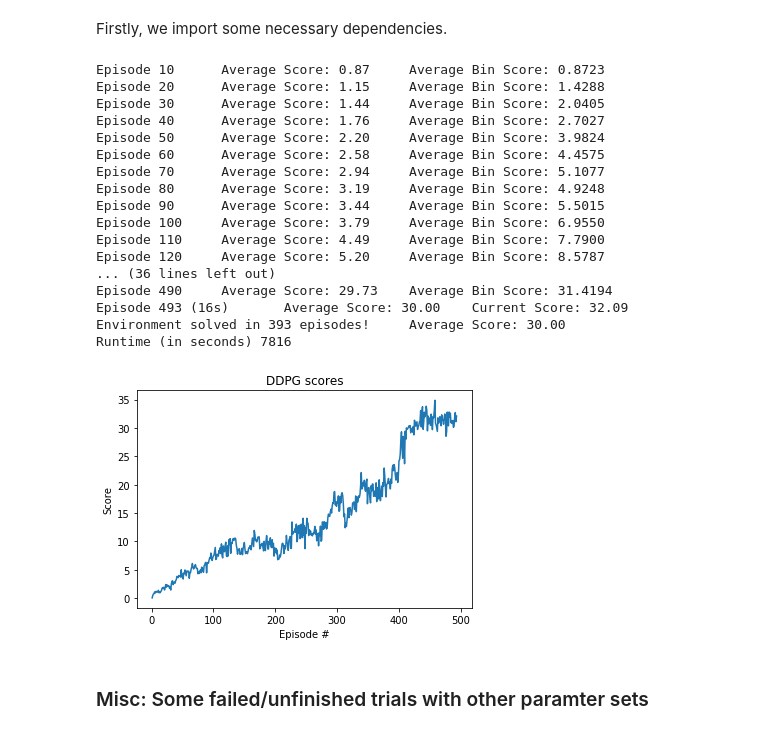
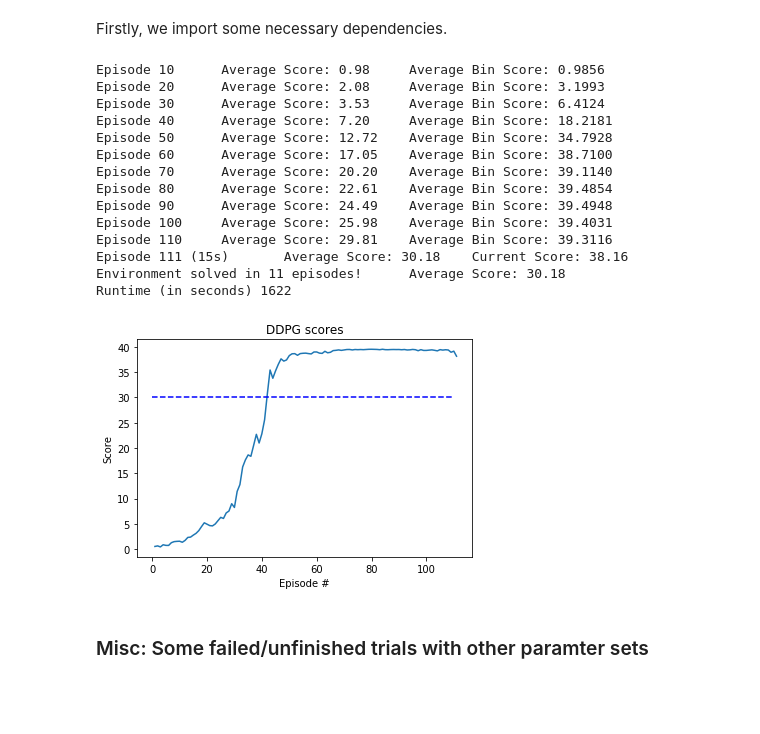
Before and after one commit to AgainBot/Project2-ContinuousControl, a Jupyter notebook: Continuous_Control.ipynb, the cells around one changed output. Cells and saved outputs as stored; diff of their text form; code cells hidden in the pictures; blank space fills up the shorter version.

```diff
--- a/Continuous_Control.ipynb
+++ b/Continuous_Control.ipynb
@@ -134,38 +134,38 @@ def ddpg(n_episodes=2000, max_t=1000, print_every=10):
             torch.save(agent.critic_local.state_dict(), 'critic.pth')
             break
     return scores
+# %%
+tic = time.time()
+scores = ddpg()
+toc = time.time()
+print("Runtime (in seconds) %d" % int(toc-tic))
+# %% [output]
+Episode 10      Average Score: 0.98     Average Bin Score: 0.9856
+Episode 20      Average Score: 2.08     Average Bin Score: 3.1993
+Episode 30      Average Score: 3.53     Average Bin Score: 6.4124
+Episode 40      Average Score: 7.20     Average Bin Score: 18.2181
+Episode 50      Average Score: 12.72    Average Bin Score: 34.7928
+Episode 60      Average Score: 17.05    Average Bin Score: 38.7100
+Episode 70      Average Score: 20.20    Average Bin Score: 39.1140
+Episode 80      Average Score: 22.61    Average Bin Score: 39.4854
+Episode 90      Average Score: 24.49    Average Bin Score: 39.4948
+Episode 100     Average Score: 25.98    Average Bin Score: 39.4031
+Episode 110     Average Score: 29.81    Average Bin Score: 39.3116
+Episode 111 (15s)       Average Score: 30.18    Current Score: 38.16
+Environment solved in 11 episodes!      Average Score: 30.18
+Runtime (in seconds) 1622
 # %%
-tic = time.time()
-scores = ddpg()
-toc = time.time()
-print("Runtime (in seconds) %d" % int(toc-tic))
-
 fig = plt.figure()
 ax = fig.add_subplot(111)
 plt.plot(np.arange(1, len(scores)+1), scores)
+horiz_line_data = np.array([30 for i in np.arange(len(scores))])
+plt.plot(np.arange(len(scores)), horiz_line_data, 'b--')
 plt.ylabel('Score')
 plt.xlabel('Episode #')
 plt.savefig('results/ddpg_scores.png', bbox_inches='tight')
 plt.title('DDPG scores')
 plt.show()
 # %% [output]
-Episode 10      Average Score: 0.87     Average Bin Score: 0.8723
-Episode 20      Average Score: 1.15     Average Bin Score: 1.4288
-Episode 30      Average Score: 1.44     Average Bin Score: 2.0405
-Episode 40      Average Score: 1.76     Average Bin Score: 2.7027
-Episode 50      Average Score: 2.20     Average Bin Score: 3.9824
-Episode 60      Average Score: 2.58     Average Bin Score: 4.4575
-Episode 70      Average Score: 2.94     Average Bin Score: 5.1077
-Episode 80      Average Score: 3.19     Average Bin Score: 4.9248
-Episode 90      Average Score: 3.44     Average Bin Score: 5.5015
-Episode 100     Average Score: 3.79     Average Bin Score: 6.9550
-Episode 110     Average Score: 4.49     Average Bin Score: 7.7900
-Episode 120     Average Score: 5.20     Average Bin Score: 8.5787
-... (36 lines left out)
-Episode 490     Average Score: 29.73    Average Bin Score: 31.4194
-Episode 493 (16s)       Average Score: 30.00    Current Score: 32.09
-Environment solved in 393 episodes!     Average Score: 30.00
-Runtime (in seconds) 7816
-[figure, old version]
+[figure, new version]
 # %% [markdown]
 ### Misc: Some failed/unfinished trials with other paramter sets
```
Also changed, not shown: parts of 11 cells of this notebook, 6 other files.
